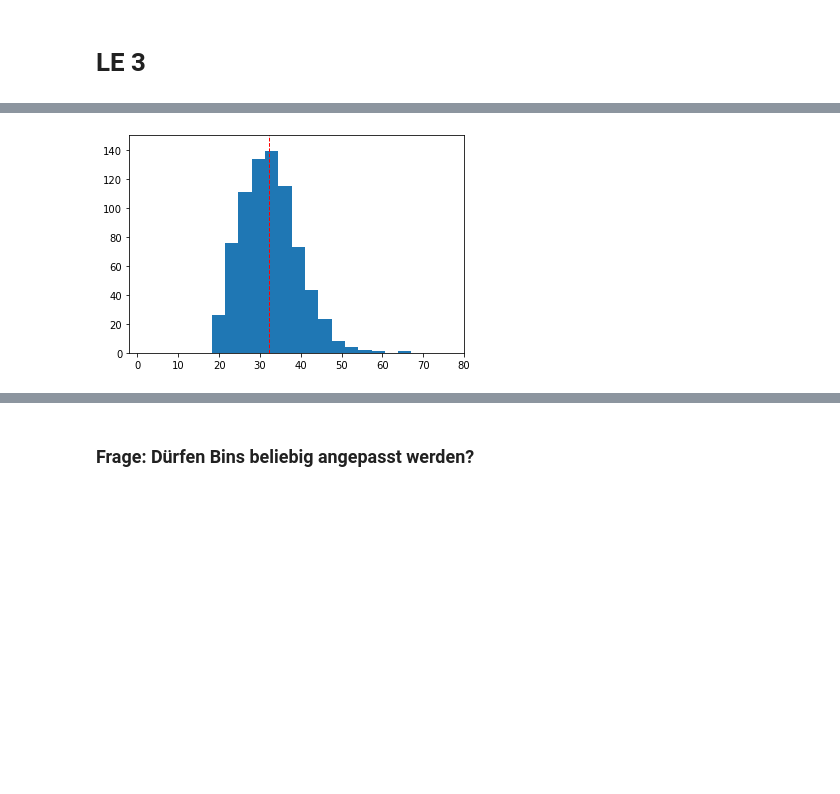
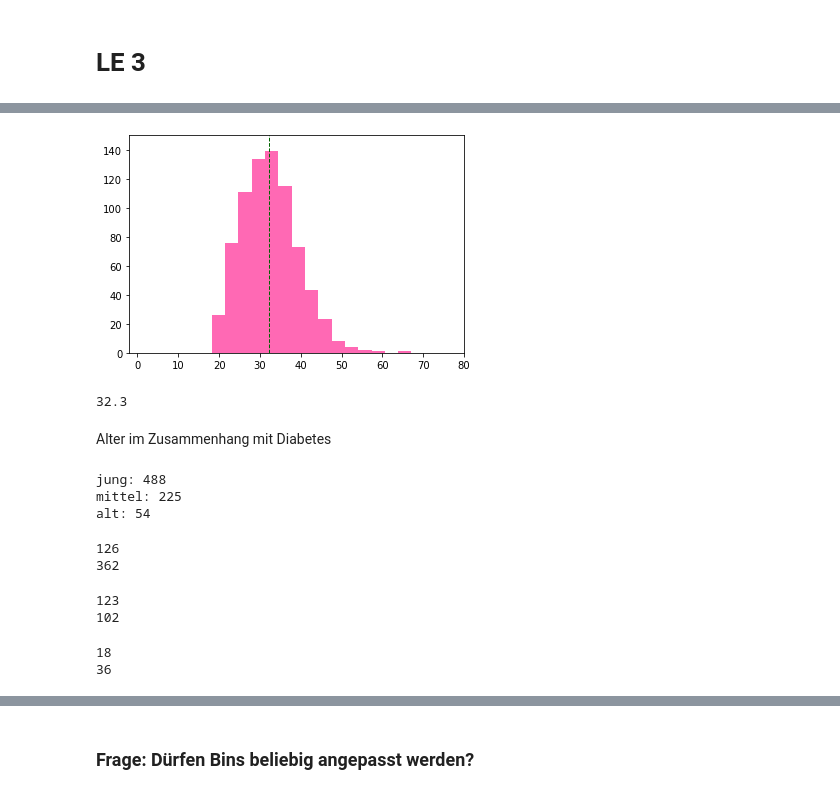
Before and after one commit to Juuuliia/Grundkompetenz-Datenvisualisierung, a Jupyter notebook: GdvAbgabe/GdvAbgabe.ipynb, the cells around one changed output, grey strips where cells are left out. Drawn from its saved outputs; the diff is of its cells as text; code cells hidden in the pictures; blank space fills up the shorter version.

```diff
--- a/GdvAbgabe/GdvAbgabe.ipynb
+++ b/GdvAbgabe/GdvAbgabe.ipynb
@@ -435,7 +441,53 @@ plt.show()
 # %%
-plt.hist(bmi_mit_nan,bins = 15)
-plt.axvline(bmi_mit_nan.median(), color='r', linestyle='dashed', linewidth=1)
+# Abbildung 16: BMI Werte mit NaN-Werte
+plt.hist(bmi_mit_nan,bins = 15,color="hotpink")
+plt.axvline(bmi_mit_nan.median(), color='darkgreen', linestyle='dashed', linewidth=1)
 plt.axis([-2,80,0,150])
 plt.show()
 # %% [output]
-[figure, old version]
+[figure, new version]
+# %%
+# median mit NaN-Werten
+print(bmi_mit_nan.median())
+# %% [output]
+32.3
+# %% [markdown]
+Alter im Zusammenhang mit Diabetes
+# %%
+jung = (diabetes["age"] >= 20) & (diabetes["age"] < 35)
+mittel = (diabetes["age"]>=35) & (diabetes["age"] < 55)
+alt = diabetes["age"] >= 55
+print("jung:",sum(jung))
+print("mittel:",sum(mittel))
+print("alt:",sum(alt))
+# %% [output]
+jung: 488
+mittel: 225
+alt: 54
+# %%
+jungUndDiabetes = (diabetes["age"] >= 20) & (diabetes["age"]<35) & (diabetes["class"] == 1)
+print(jungUndDiabetes.sum())
+
+jundUndKeinDiabetes= (diabetes["age"] >= 20) & (diabetes["age"]<35) & (diabetes["class"] == 0)
+print(jundUndKeinDiabetes.sum())
+# %% [output]
+126
+362
+# %%
+mittelUndDiabetes = (diabetes["age"] >= 35) & (diabetes["age"]<55) & (diabetes["class"] == 1)
+print(mittelUndDiabetes.sum())
+
+mittelUndKeinDiabetes= (diabetes["age"] >= 35) & (diabetes["age"]<55) & (diabetes["class"] == 0)
+print(mittelUndKeinDiabetes.sum())
+# %% [output]
+123
+102
+# %%
+altUndDiabetes = (diabetes["age"] >=55) & (diabetes["class"] == 1)
+print(altUndDiabetes.sum())
+
+altUndKeinDiabetes= (diabetes["age"] >= 55) & (diabetes["class"] == 0)
+print(altUndKeinDiabetes.sum())
+# %% [output]
+18
+36
```
Also changed, not shown: parts of 38 cells of this notebook, 1 other file.
